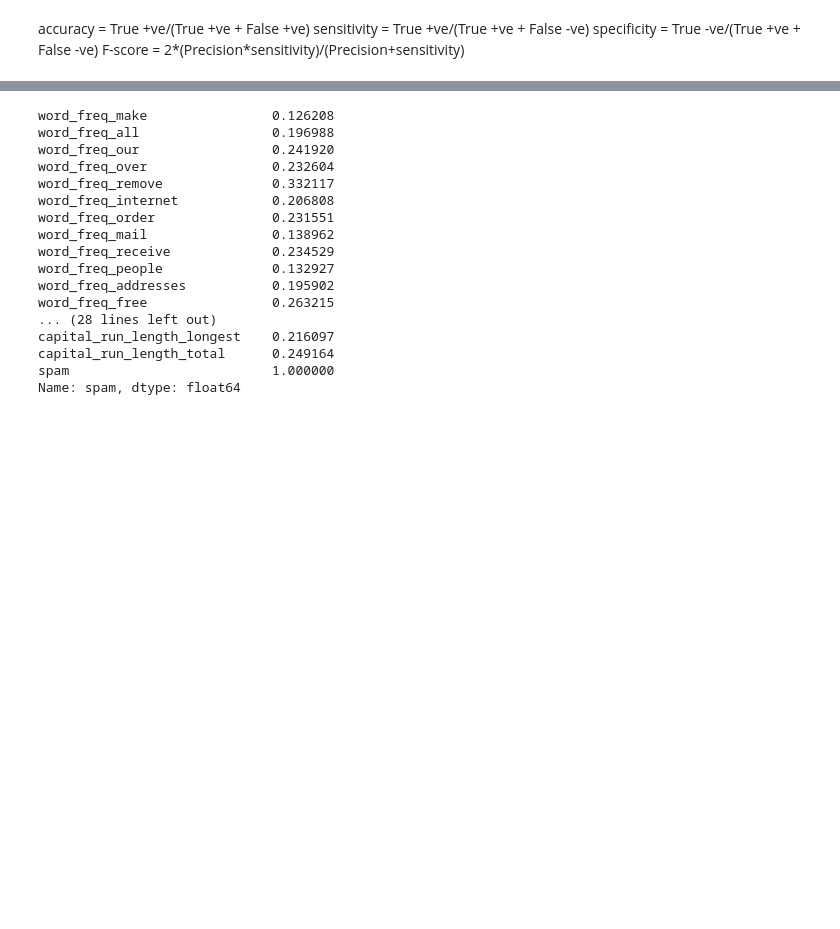
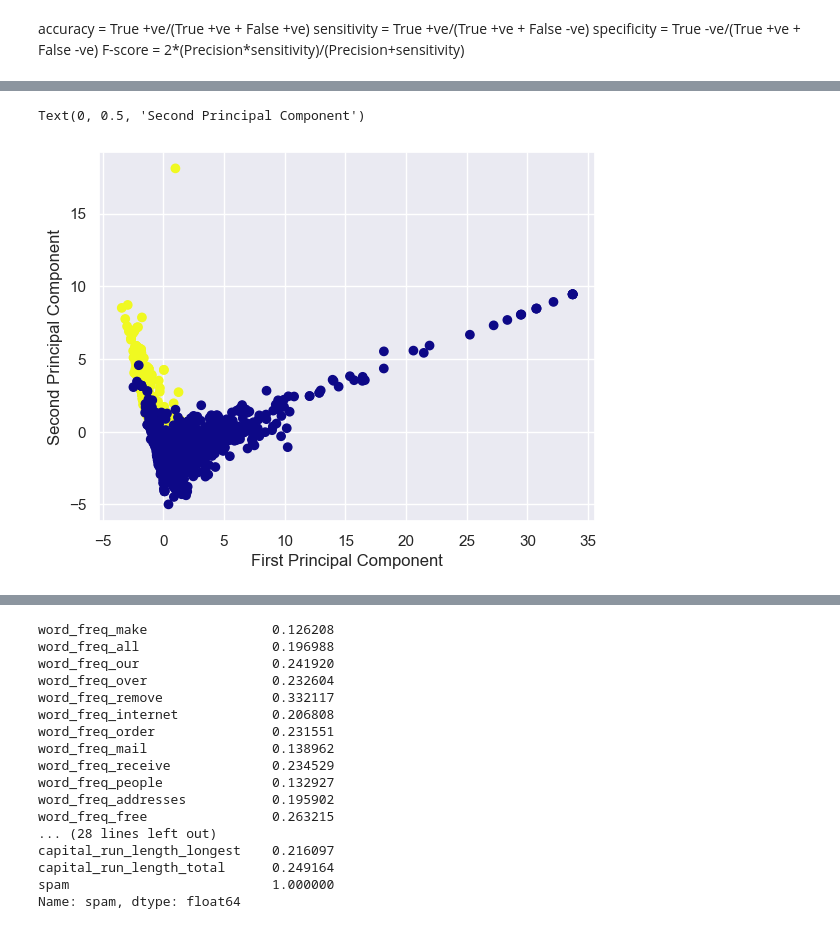
Before and after one commit to LI3ARA/Machine-Learning-CW, a Jupyter notebook: CW notebook.ipynb, the cells around one changed output, grey strips where cells are left out. Cells and saved outputs as stored; diff of their text form; code cells hidden in the pictures; blank space fills up the shorter version.

```diff
--- a/CW notebook.ipynb
+++ b/CW notebook.ipynb
@@ -155,0 +260,9 @@ F1 score of KNN  model:  0.8734873487348735
+# %%
+plt.scatter(principalComponents[:, 0], principalComponents[:, 1], c = data['spam'], cmap ='plasma')
+
+# labeling x and y axes
+plt.xlabel('First Principal Component')
+plt.ylabel('Second Principal Component')
+# %% [output]
+Text(0, 0.5, 'Second Principal Component')
+[figure, added]
```
Also changed, not shown: parts of 48 cells of this notebook, 2 other files.
